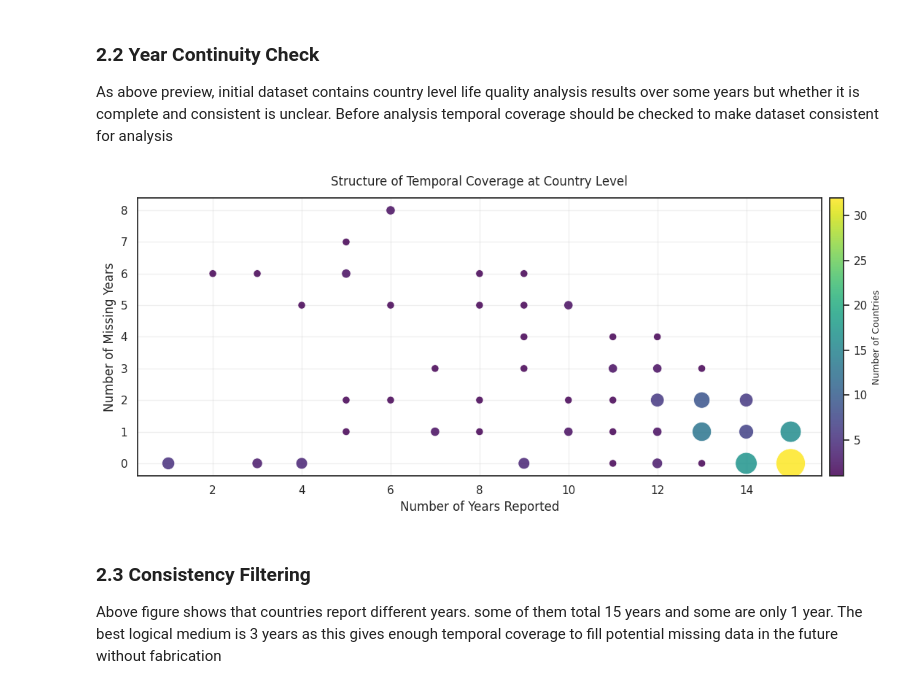
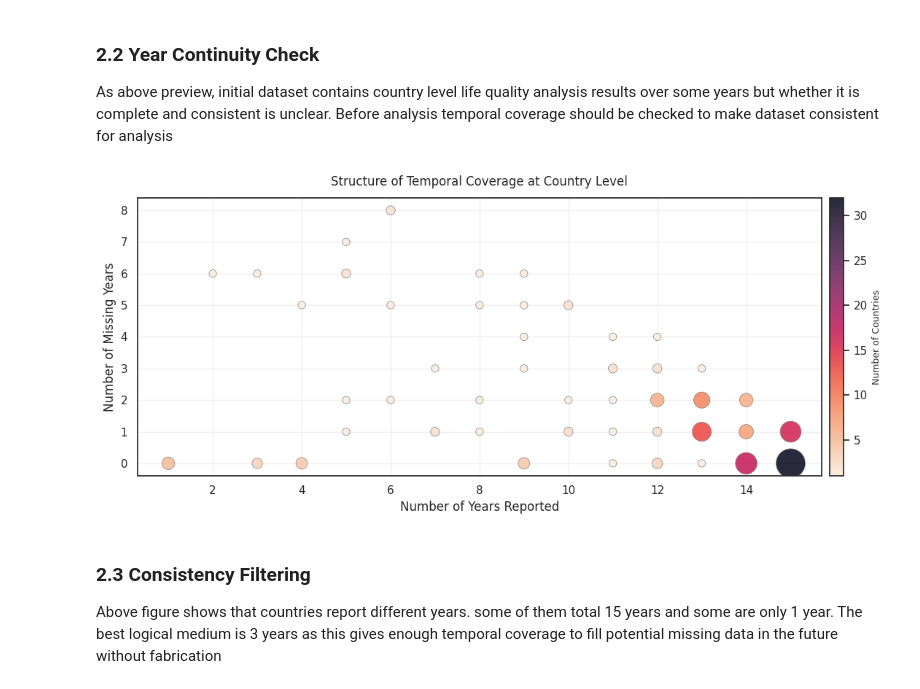
Before and after one commit to baxasd/DVCW, a Jupyter notebook: Z22590018.ipynb, the cells around one changed output. Saved outputs shown, nothing was run; the diff lists cells and outputs as text; code cells hidden in the pictures.

```diff
--- a/Z22590018.ipynb
+++ b/Z22590018.ipynb
@@ -115,36 +131,36 @@ coverage = (
 # Aggregate to unique coverage patterns
 coverage_counts = (coverage.groupby(["YearsReported", "MissingYears"]).size().reset_index(name="Count"))
 
 # Bubble chart of temporal coverage
 fig, ax = plt.subplots(figsize=(12, 5))
 scatter = ax.scatter(
     coverage_counts["YearsReported"],
     coverage_counts["MissingYears"],
     s=30 + coverage_counts["Count"] * 25,
     c=coverage_counts["Count"],
-    cmap="viridis",
+    cmap="rocket_r",
     alpha=0.85,
-    edgecolors="white",
+    edgecolors="grey",
     linewidth=0.6
 )
 
 # Labels & styling
 ax.set_title("Structure of Temporal Coverage at Country Level", fontsize=12, pad=12)
 ax.set_xlabel("Number of Years Reported")
 ax.set_ylabel("Number of Missing Years")
 ax.grid(True, alpha=0.3)
 ax.set_axisbelow(True)
 
 # Colorbar
 cbar = fig.colorbar(scatter, ax=ax, pad=0.01)
 cbar.set_label("Number of Countries", fontsize=9)
 
 # Finalise
 plt.tight_layout()
 save_fig("assets/eda/country_year_coverage_density.png")
 plt.show()
 # %% [output]
-[figure, old version]
+[figure, new version]
 # %% [markdown]
 ### 2.3 Consistency Filtering
 Above figure shows that countries report different years. some of them total 15 years and some are only 1 year. The best logical medium is 3 years as this gives enough temporal coverage to fill potential missing data in the future without fabrication
```
Also changed, not shown: parts of 13 cells of this notebook, 15 other files.
